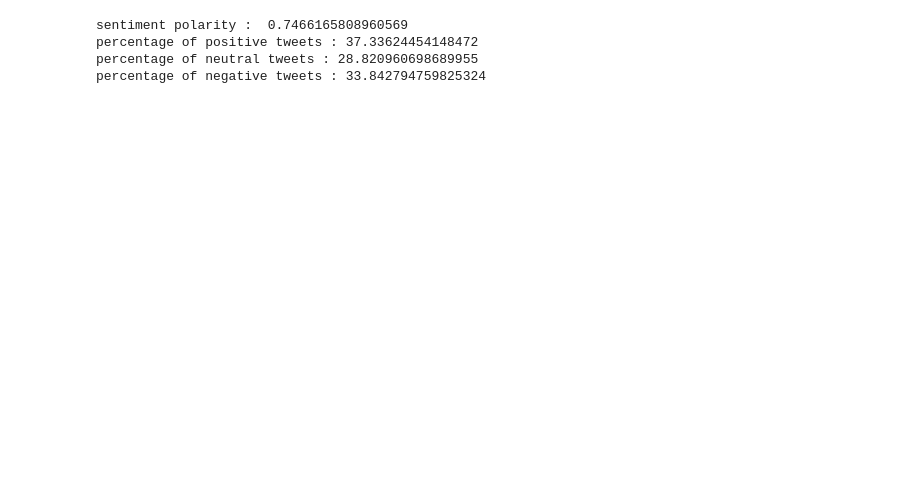
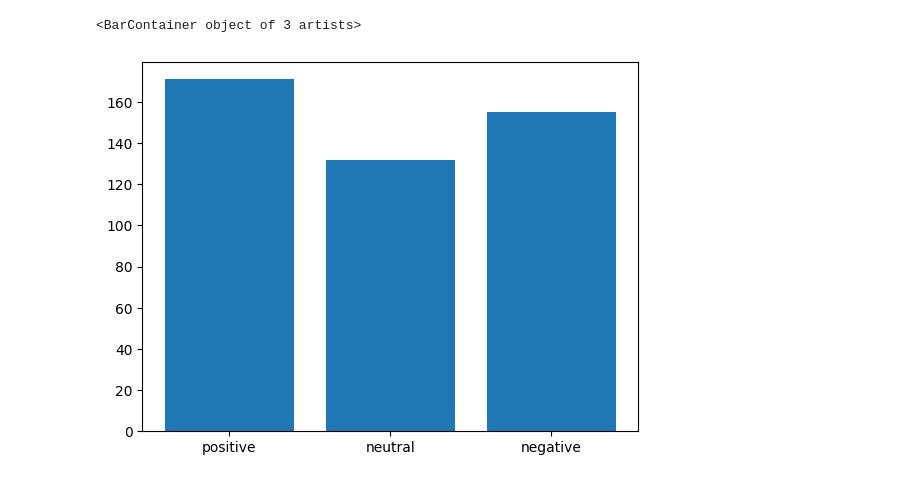
Before and after one commit to yashuchandak/Sentiment-Analysis, a Jupyter notebook: twitter_snscrape_active.ipynb, the cells around one changed output. Cells and saved outputs as stored; diff of their text form; code cells hidden in the pictures; blank space fills up the shorter version.

```diff
--- a/twitter_snscrape_active.ipynb
+++ b/twitter_snscrape_active.ipynb
@@ -103,14 +101,14 @@ df['filtered_tweets'] = df['tweet'].apply(filtering)
 # %%
 polar = 0
-pos = neu = neg = 0
+pnn = [0, 0, 0]
 
 def polarity(tweet):
     global polar, pos, neu, neg
     curr_pol = TextBlob(tweet).sentiment.polarity
 
-    if curr_pol > 0 : pos += 1
-    elif curr_pol == 0 : neu += 1
-    else : neg += 1
+    if curr_pol > 0 : pnn[0] += 1
+    elif curr_pol == 0 : pnn[1] += 1
+    else : pnn[2] += 1
 
     polar += curr_pol
     return curr_pol
@@ -120,10 +122,5 @@ df['polarity'] = df['filtered_tweets'].apply(polarity)
 # %%
-print("sentiment polarity : ", polar*100 / len(tweets))
-print("percentage of positive tweets :", pos*100 / len(tweets))
-print("percentage of neutral tweets :", neu*100 / len(tweets))
-print("percentage of negative tweets :", neg*100 / len(tweets))
+# print("sentiment polarity : ", polar*100 / len(tweets))
+print("percentage of positive tweets :", pnn[0]*100 / len(tweets))
+print("percentage of neutral tweets :", pnn[1]*100 / len(tweets))
+print("percentage of negative tweets :", pnn[2]*100 / len(tweets))
-# %% [output]
-sentiment polarity :  0.7466165808960569
-percentage of positive tweets : 37.33624454148472
-percentage of neutral tweets : 28.820960698689955
-percentage of negative tweets : 33.842794759825324
@@ -132,13 +127,20 @@ df.to_csv('sentiment.csv', mode = 'w')
 # %%
 # problem : on scale of hundread polarity is not mattering !?
-# wordcloud - donald -trump
 
-# emojis express a lot
+# emojis express a lot @@
+# filtered tweets me emojis?
+
 # subjectivity
 
 # graphs
-# polarity of trump vs biden
+
 # positive neutral and negative tweets for trump vs biden
+x_axis = ["positive", "neutral", "negative"]
+
+plt.bar(x_axis, pnn)
+# %% [output]
+<BarContainer object of 3 artists>
+[figure, added]
 # %%
 tweets_string = df['filtered_tweets'].tolist()
 tweets_string = " ".join(tweets_string)
```
Also changed, not shown: parts of 9 cells of this notebook, 2 other files.
